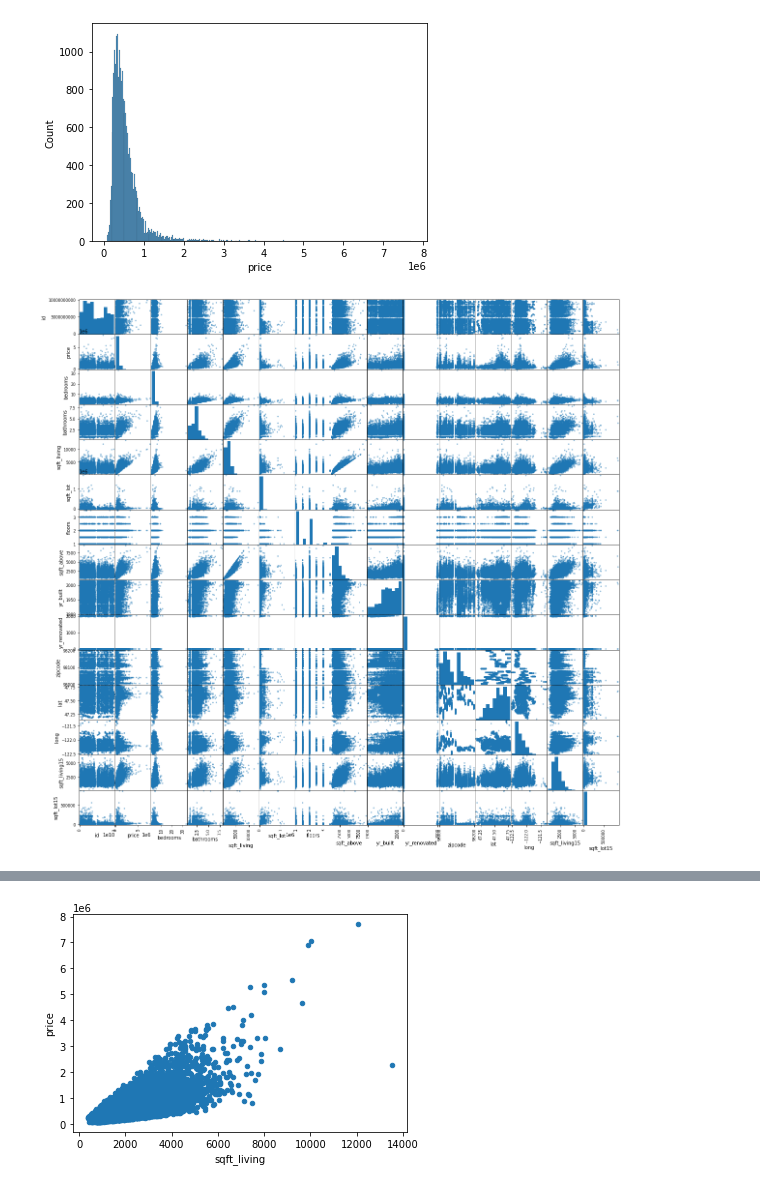
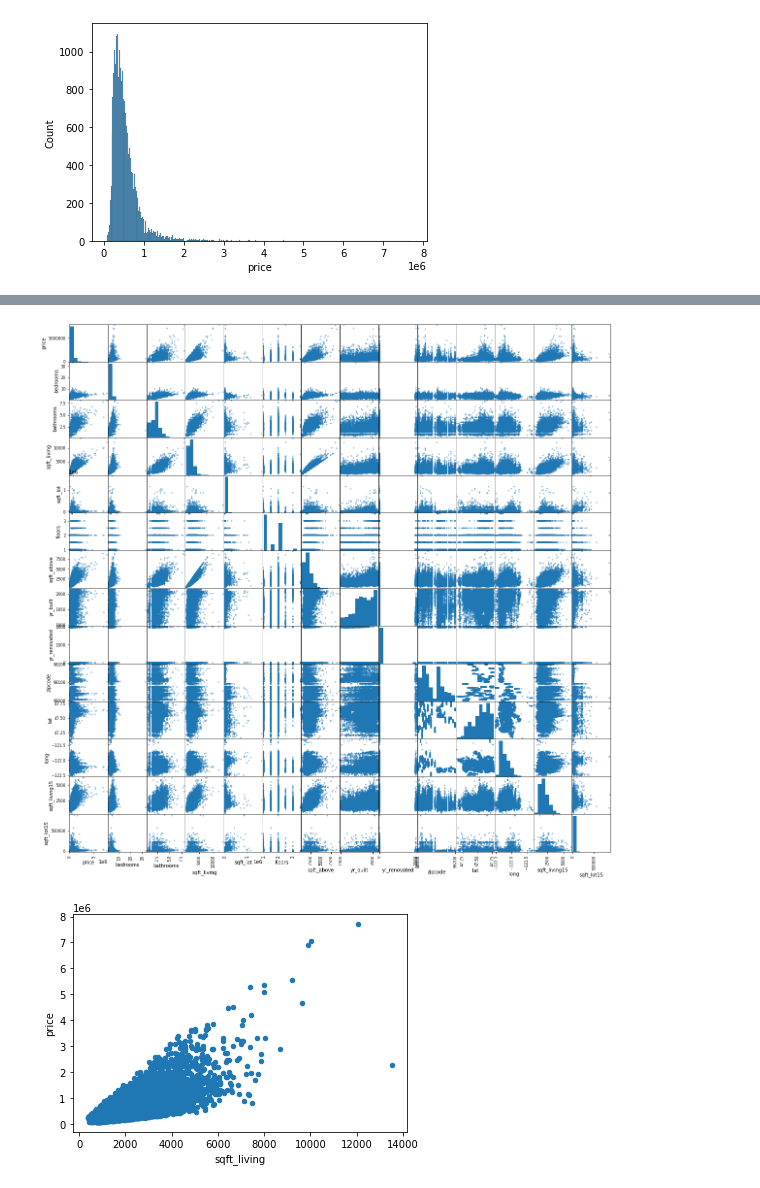
Before and after one commit to Shoemaker703/home_sales_analysis_project, a Jupyter notebook: notebooks/Scott S/Project2ScottS.ipynb, the cells around one changed output, grey strips where cells are left out. Saved outputs shown, nothing was run; the diff lists cells and outputs as text; code cells hidden in the pictures.

```diff
--- a/notebooks/Scott S/Project2ScottS.ipynb
+++ b/notebooks/Scott S/Project2ScottS.ipynb
@@ -374,11 +409,6 @@ df.describe()
 sns.histplot(df['price']);
 # %% [output]
 [figure]
-# %%
-pd.plotting.scatter_matrix(df, figsize=(20,20));
-plt.show()
-# %% [output]
-[figure, removed]
 # %%
 df_price = df.drop(columns=['id'])
 df_price.corr()
@@ -398,6 +428,11 @@ df_price.corr()
 | long | 0.022036 | 0.132054 | 0.224903 | 0.241214 | 0.230227 | 0.125943 | 0.344842 | 0.409993 | -0.072156 | ... |
 | sqft_living15 | 0.585241 | 0.393406 | 0.569884 | 0.756402 | 0.144763 | 0.280102 | 0.731767 | 0.326377 | -0.000247 | ... |
 | sqft_lot15 | 0.082845 | 0.030690 | 0.088303 | 0.184342 | 0.718204 | -0.010722 | 0.195077 | 0.070777 | 0.003852 | ... |
+# %%
+pd.plotting.scatter_matrix(df_price, figsize=(20,20));
+plt.show()
+# %% [output]
+[figure, added]
 # %%
 # Strong positive correlation between square footage of living space in the home and price (0.701917)
 sqft_living_data = pd.concat([df['price'], df['sqft_living']], axis=1)
```
Also changed, not shown: parts of 38 cells of this notebook.
